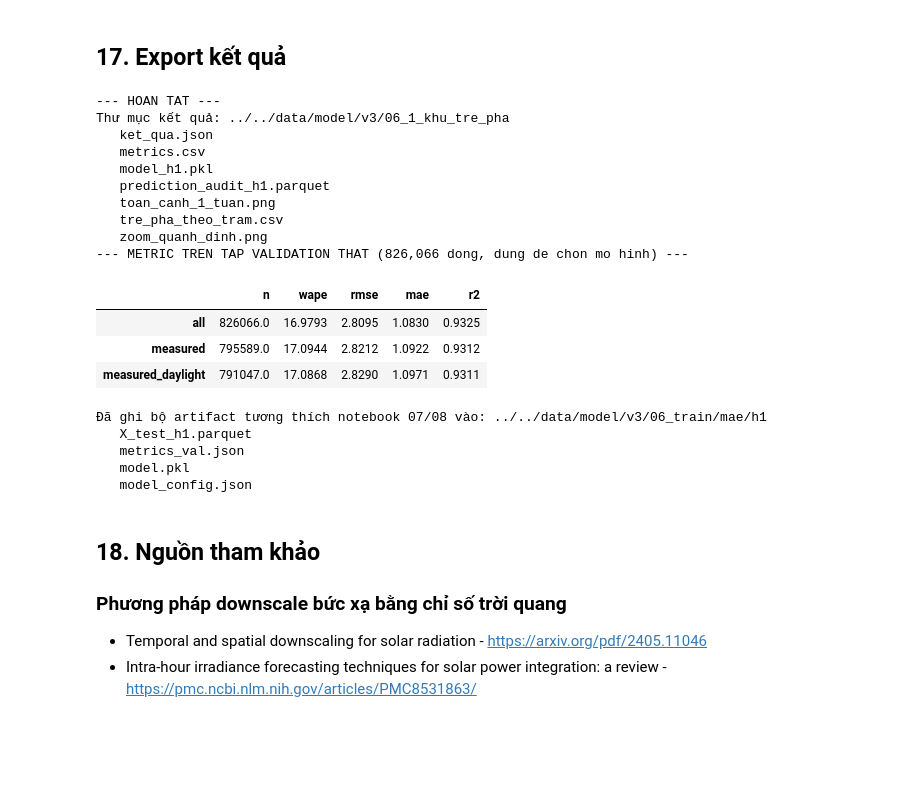
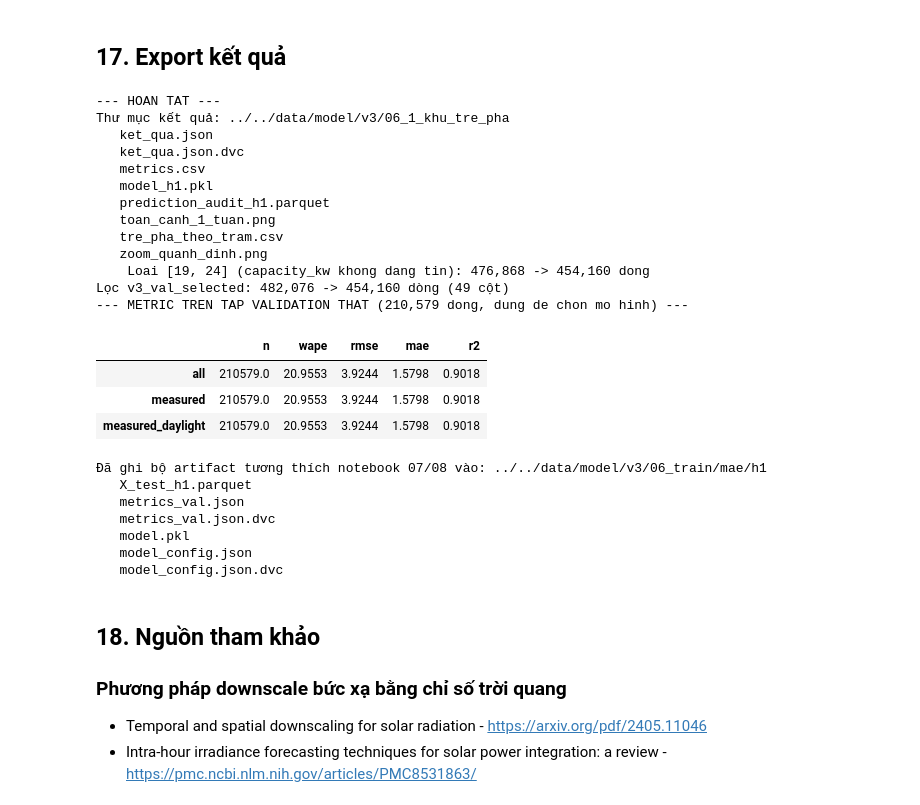
Before and after one commit to nguyenvunhut/solar-engergy, a Jupyter notebook: notebooks/forcasting_v3_energy/06_1_train_mae.ipynb, the cells around one changed output. Drawn from its saved outputs; the diff is of its cells as text; code cells hidden in the pictures; blank space fills up the shorter version.

Commit message:
chuyen doi du doan tren tap development sang val cho buoc du doan sau fold tranh model lac quan

```diff
--- a/notebooks/forcasting_v3_energy/06_1_train_mae.ipynb
+++ b/notebooks/forcasting_v3_energy/06_1_train_mae.ipynb
@@ -90,7 +90,7 @@ TARGET_COL = 'energy_generated_kwh'
 LOSS_NAME = 'mae'
 LGB_OBJECTIVE = 'l1'
 # HORIZON_STEPS: xem cell rieng ngay ben duoi (de doi h1/h4 khong can dong lai o day)
-N_TRIALS = 11                  # so trial Optuna, dat 0 de bo qua tune (can bang toc do/chat luong)
+N_TRIALS = 20                  # ngan sach Optuna cho moi loss va horizon
 SEED = 42
 EARLY_STOPPING_ROUNDS = 100
 
@@ -408,7 +408,7 @@ def doc_du_lieu(ten_file):
     return d.sort_values([SITE_COL, TIMESTAMP_COL]).reset_index(drop=True)
 
 
-dev = doc_du_lieu('v3_development_selected')
+dev = doc_du_lieu('v3_train_selected')
 
 FEATURES = [c for c in giu_lai if c in dev.columns]
 print(f"\nSố đặc trưng dùng để train: {len(FEATURES)}")
@@ -707,6 +732,22 @@ def doc_fold(n, vai_tro):
     d['w'] = build_sample_weight(d)
     d = d[d['w'].gt(0)]
     return d
+
+
+def doc_val_that():
+    """Doc tap VALIDATION THAT (v3_val_selected), xu ly y het doc_fold().
+
+    TACH BIET HOAN TOAN voi tap hoc: mo hinh chi hoc v3_train_selected, nen moi dong
+    trong khung nay deu la dong CHUA TUNG duoc hoc. Truoc day cho nay gop 5 fold val -
+    ma fold nam trong development (= train + val) va mo hinh cuoi lai hoc ca development,
+    nen con so thu duoc la cham tren bai da hoc, khong dung de chon mo hinh duoc.
+    """
+    d = doc_du_lieu('v3_val_selected')
+    d = them_muc_tieu(d, HORIZON_STEPS)
+    d = d[(d['site_scale'] > 0) & (d['sin_elevation'] > EPS_ELEV)].copy()
+    d['k_target'] = np.clip(d['y_true'].to_numpy() / mau_chuan_hoa(d), 0, 1.5)
+    d['w'] = build_sample_weight(d)
+    return d[d['w'].gt(0)]
 
 
 # ── TAP VALIDATION thay cho tap test ──
@@ -735,7 +776,8 @@ def _nap_val_gop():
     return pd.concat(_khung, ignore_index=True)
 
 
-val_h = _nap_val_gop()
-print(f"Tap VALIDATION gop tu 5 fold: {len(val_h):,} dong")
+val_h = doc_val_that()
+print(f"Tap VALIDATION that (v3_val_selected): {len(val_h):,} dong")
+print("Tap nay TACH BIET voi tap hoc - mo hinh chi hoc v3_train_selected.")
 print("Tap TEST: KHONG mo o notebook nay (chi mo o notebook 07).")
 # %% [output]
@@ -1694,59 +1933,53 @@ with open(f'{TRAIN_COMPAT_DIR}/model_config.json', 'w', encoding='utf-8') as f:
 # FIX (chong ro ri): metrics_val.json de notebook 07 quet va chon mo hinh vo dich BAT BUOC
 # phai tinh tren tap VALIDATION that, khong duoc dung _m (dang tinh tren val_h). Truoc day
 # file nay bi ghi nham tu _m (tap test) khien viec chon MAE/Huber/MSE "thay truoc" tap test.
-_val_frames = []
-_vn = 1
-while True:
-    _vd = doc_fold(_vn, 'val')
-    if _vd is None:
-        break
-    _val_frames.append(_vd)
-    _vn += 1
-if not _val_frames:
-    raise FileNotFoundError(
-        "Khong tim thay fold validation nao de tinh metrics_val.json (chong ro ri). "
-        "Kiem tra lai FOLDS_DIR va cac file fold_{n}_val_selected.parquet.")
-val_h = pd.concat(_val_frames, ignore_index=True)
+# Tap VAL that - tach biet hoan toan voi tap hoc (mo hinh chi hoc v3_train_selected).
+val_h = doc_val_that()
 _k_pred_val = np.clip(model.predict(val_h[FEATURES].fillna(MEDIANS).astype(np.float32)), 0, 1.5)
 val_h['y_pred'] = np.minimum(_k_pred_val * mau_chuan_hoa(val_h), val_h['tran_cong_suat'].to_numpy() * 1.02)
 val_h.loc[val_h['sin_elevation'] <= EPS_ELEV, 'y_pred'] = 0.0
 _m_val = metrics_3_pham_vi(val_h)
 print(f"--- METRIC TREN TAP VALIDATION THAT ({len(val_h):,} dong, dung de chon mo hinh) ---")
 display(pd.DataFrame(_m_val).T[['n', 'wape', 'rmse', 'mae', 'r2']].round(4))
 
 _val_scope = _m_val.get('measured_daylight', _m_val.get('measured', _m_val['all']))
 with open(f'{TRAIN_COMPAT_DIR}/metrics_val.json', 'w', encoding='utf-8') as f:
     json.dump({'horizon_steps': int(HORIZON_STEPS), 'loss_name': LOSS_NAME,
                'feature_set_name': '', 'measured_daylight': _val_scope,
                'all': _m_val['all']}, f, indent=2, ensure_ascii=False, default=str)
 
 
 # Ma tran test da san sang, kem cac cot can de dung lai du bao.
 # 07 va 08 doc file nay thay vi tu dung lai dac trung, tranh lech logic.
 
 print(f"\nĐã ghi bộ artifact tương thích notebook 07/08 vào: {TRAIN_COMPAT_DIR}")
 for _f in sorted(os.listdir(TRAIN_COMPAT_DIR)):
     print(f"   {_f}")
 # %% [output]
 --- HOAN TAT ---
 Thư mục kết quả: ../../data/model/v3/06_1_khu_tre_pha
    ket_qua.json
+   ket_qua.json.dvc
    metrics.csv
    model_h1.pkl
    prediction_audit_h1.parquet
    toan_canh_1_tuan.png
    tre_pha_theo_tram.csv
    zoom_quanh_dinh.png
---- METRIC TREN TAP VALIDATION THAT (826,066 dong, dung de chon mo hinh) ---
+    Loai [19, 24] (capacity_kw khong dang tin): 476,868 -> 454,160 dong
+Lọc v3_val_selected: 482,076 -> 454,160 dòng (49 cột)
+--- METRIC TREN TAP VALIDATION THAT (210,579 dong, dung de chon mo hinh) ---
 |  | n | wape | rmse | mae | r2 |
-| all | 826066.0 | 16.9793 | 2.8095 | 1.0830 | 0.9325 |
-| measured | 795589.0 | 17.0944 | 2.8212 | 1.0922 | 0.9312 |
-| measured_daylight | 791047.0 | 17.0868 | 2.8290 | 1.0971 | 0.9311 |
+| all | 210579.0 | 20.9553 | 3.9244 | 1.5798 | 0.9018 |
+| measured | 210579.0 | 20.9553 | 3.9244 | 1.5798 | 0.9018 |
+| measured_daylight | 210579.0 | 20.9553 | 3.9244 | 1.5798 | 0.9018 |
 Đã ghi bộ artifact tương thích notebook 07/08 vào: ../../data/model/v3/06_train/mae/h1
    X_test_h1.parquet
    metrics_val.json
+   metrics_val.json.dvc
    model.pkl
    model_config.json
+   model_config.json.dvc
 # %% [markdown]
 ## 18. Nguồn tham khảo
 
```
Also changed, not shown: parts of 24 cells of this notebook, 12 other files.
